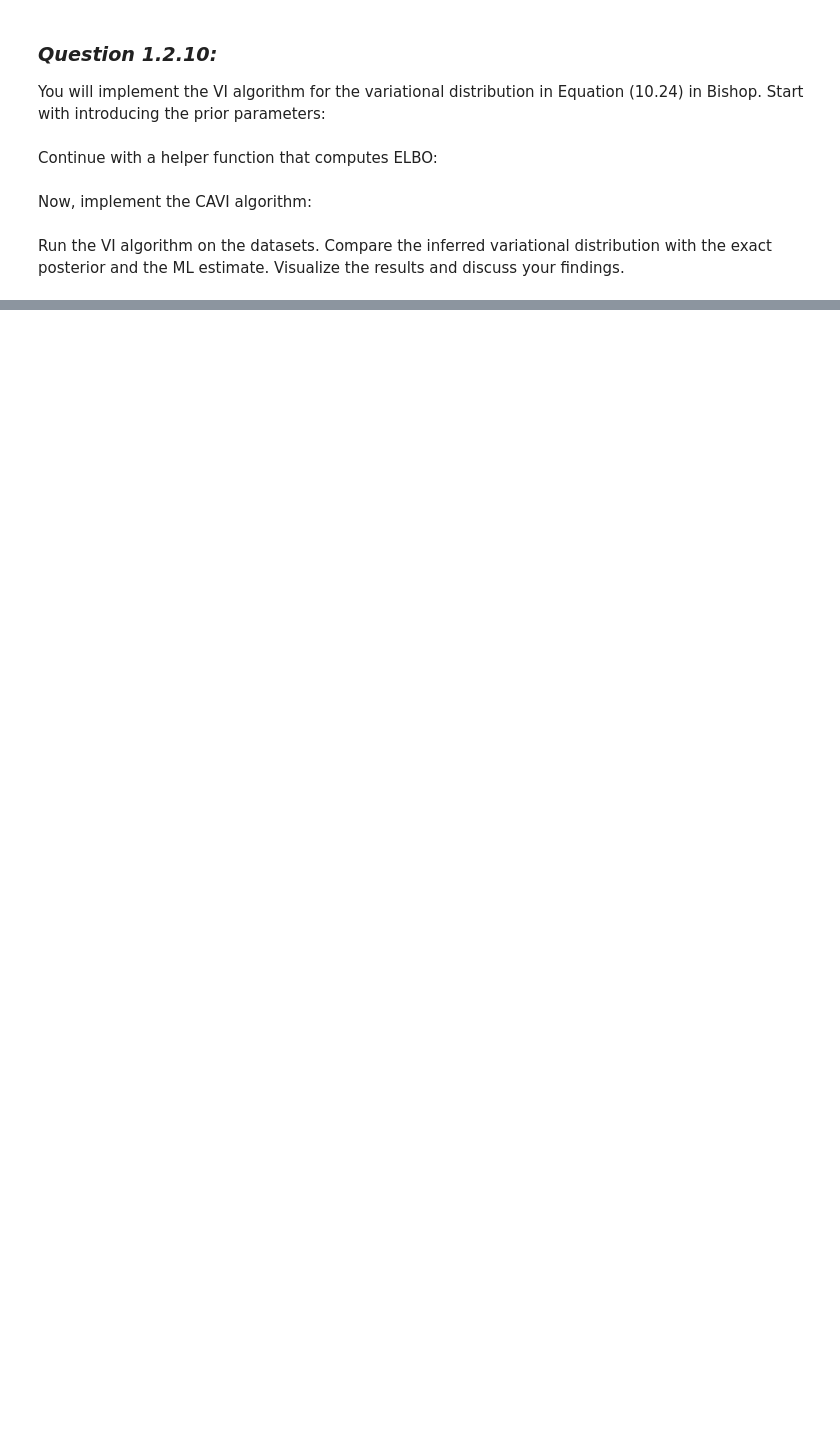
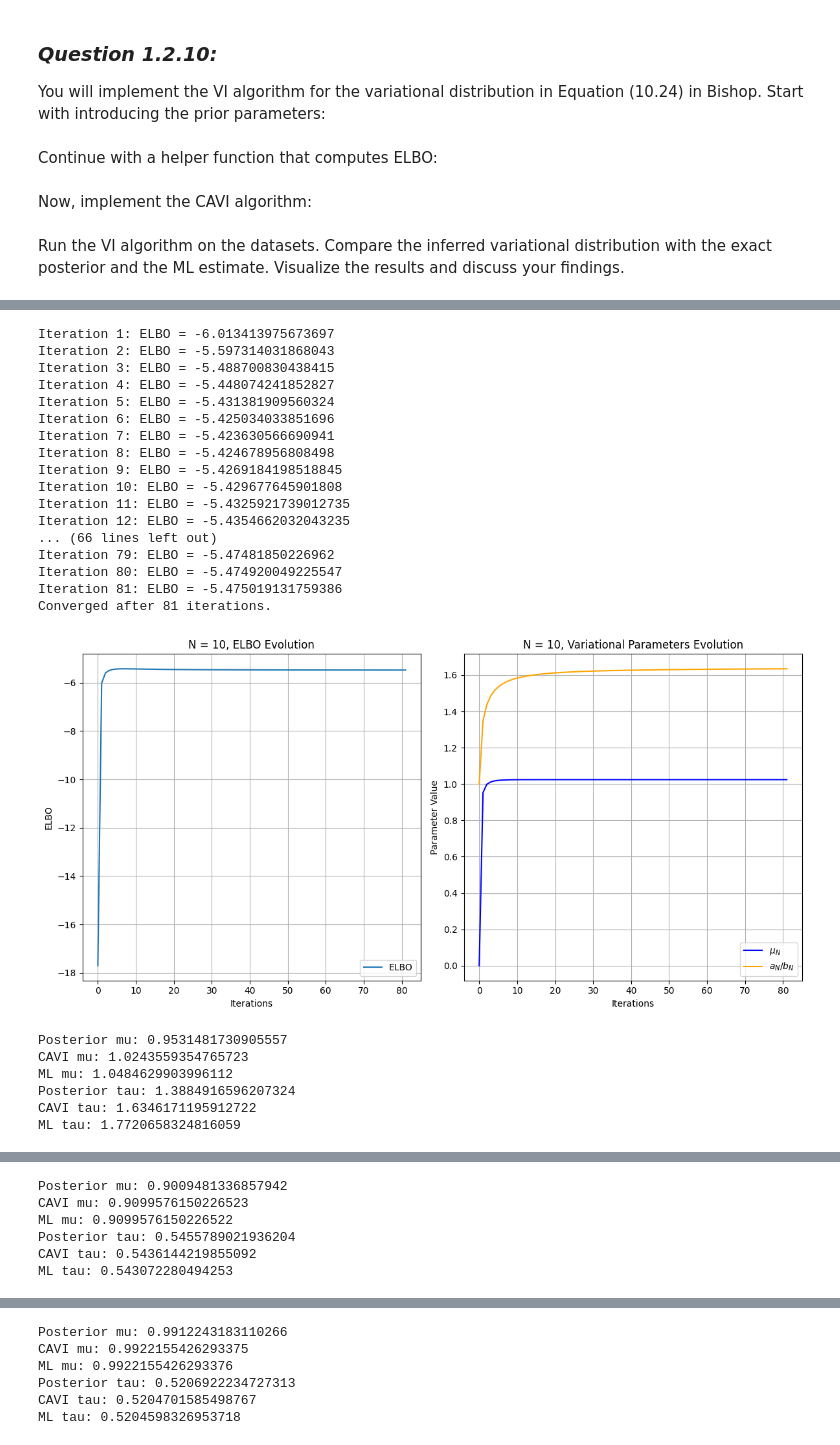
Before and after one commit to erikwallindermahler/DD2434-1A, a Jupyter notebook: 1A-2-HT24.ipynb, the cells around one changed output, grey strips where cells are left out. Drawn from its saved outputs; the diff is of its cells as text; code cells hidden in the pictures; blank space fills up the shorter version.

Commit message:
CAVI, ELBO

```diff
--- a/1A-2-HT24.ipynb
+++ b/1A-2-HT24.ipynb
@@ -100,38 +122,2 @@ def compute_elbo (D, a_0, b_0, mu_0, lambda_0, a_N , b_N, mu_N, lambda_N):
 # %% [markdown]
 Now, implement the CAVI algorithm:
-# %%
-def CAVI(D, a_0, b_0, mu_0, lambda_0):
-  N = len(D)
-  x_mean = np.mean(D)
-  x_var = np.var(D)
-
-  # Initialize variational parameters
-  a_N = a_0 + N / 2
-  b_N = b_0 + 0.5 * np.sum((D - x_mean)**2)
-  mu_N = mu_0
-  lambda_N = lambda_0
-
-  elbos = []
-
-  for _ in range(1000):
-      # Update variational parameter b_N (tau rate)
-      b_N_new = b_0 + 0.5 * np.sum((D - mu_N)**2) + (lambda_N * (mu_0 - mu_N)**2)
-
-      # Update variational parameter lambda_N (precision for mu)
-      lambda_N_new = lambda_0 + N * a_N / b_N_new
-
-      # Update variational parameter mu_N (mean for mu)
-      mu_N_new = (lambda_0 * mu_0 + N * x_mean * a_N / b_N_new) / lambda_N_new
-
-      # Compute ELBO
-      elbo = compute_elbo(D, a_0, b_0, mu_0, lambda_0, a_N, b_N_new, mu_N_new, lambda_N_new)
-      elbos.append(elbo)
-
-      # Check for convergence
-      if np.abs(mu_N_new - mu_N) < 1e-6 and np.abs(b_N_new - b_N) < 1e-6:
-          break
-
-      # Update parameters for next iteration
-      b_N, lambda_N, mu_N = b_N_new, lambda_N_new, mu_N_new
-
-  return {"a_N": a_N, "b_N": b_N, "mu_N": mu_N, "lambda_N": lambda_N, "elbos": elbos}
@@ -182,0 +257,29 @@ CAVI Results: {'a_N': 501.0, 'b_N': np.float64(1273.3206467065222), 'mu_N': np.f
+# %%
+for data in datasets.values():
+    cavi_results = CAVI(data, mu_0, lambda_0, a_0, b_0)
+    plot_results(cavi_results,data)
+# %% [output]
+Iteration 1: ELBO = -6.013413975673697
+Iteration 2: ELBO = -5.597314031868043
+Iteration 3: ELBO = -5.488700830438415
+Iteration 4: ELBO = -5.448074241852827
+Iteration 5: ELBO = -5.431381909560324
+Iteration 6: ELBO = -5.425034033851696
+Iteration 7: ELBO = -5.423630566690941
+Iteration 8: ELBO = -5.424678956808498
+Iteration 9: ELBO = -5.4269184198518845
+Iteration 10: ELBO = -5.429677645901808
+Iteration 11: ELBO = -5.4325921739012735
+Iteration 12: ELBO = -5.4354662032043235
+... (66 lines left out)
+Iteration 79: ELBO = -5.47481850226962
+Iteration 80: ELBO = -5.474920049225547
+Iteration 81: ELBO = -5.475019131759386
+Converged after 81 iterations.
+[figure, added]
+Posterior mu: 0.9531481730905557
+CAVI mu: 1.0243559354765723
+ML mu: 1.0484629903996112
+Posterior tau: 1.3884916596207324
+CAVI tau: 1.6346171195912722
+ML tau: 1.7720658324816059
@@ -182,0 +305,6 @@ CAVI Results: {'a_N': 501.0, 'b_N': np.float64(1273.3206467065222), 'mu_N': np.f
+Posterior mu: 0.9009481336857942
+CAVI mu: 0.9099576150226523
+ML mu: 0.9099576150226522
+Posterior tau: 0.5455789021936204
+CAVI tau: 0.5436144219855092
+ML tau: 0.543072280494253
@@ -182,0 +330,6 @@ CAVI Results: {'a_N': 501.0, 'b_N': np.float64(1273.3206467065222), 'mu_N': np.f
+Posterior mu: 0.9912243183110266
+CAVI mu: 0.9922155426293375
+ML mu: 0.9922155426293376
+Posterior tau: 0.5206922234727313
+CAVI tau: 0.5204701585498767
+ML tau: 0.5204598326953718
```
Also changed, not shown: parts of 8 cells of this notebook, 10 other files.
